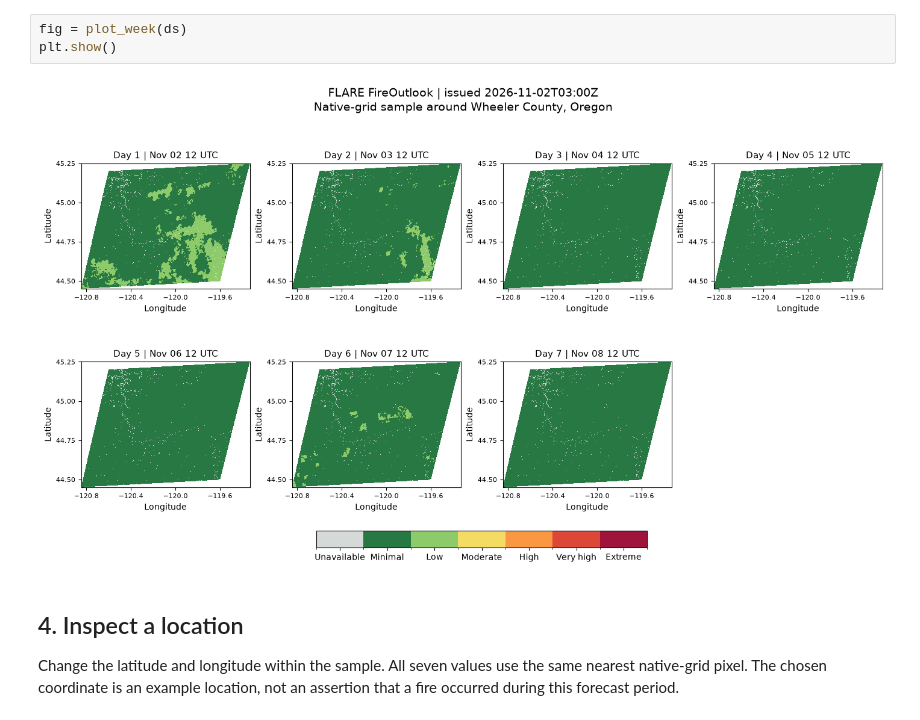
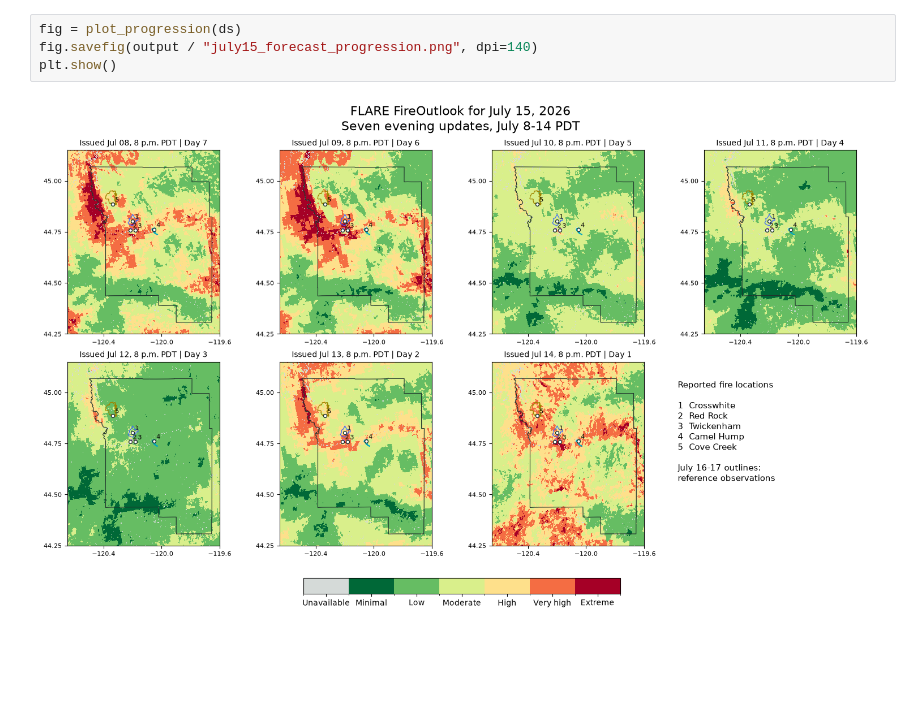
Before and after one commit to ManjuSmriti/flare-oregon-sample, a Jupyter notebook: outlook/notebooks/04_seven_day_outlook.ipynb, the cells around one changed output. Cells and saved outputs as stored; diff of their text form; blank space fills up the shorter version.

Commit message:
Correct notebook to July 15 target with July 8-14 PDT forecast updates

```diff
--- a/outlook/notebooks/04_seven_day_outlook.ipynb
+++ b/outlook/notebooks/04_seven_day_outlook.ipynb
@@ -86,11 +77,6 @@ not clipped to the county boundary. Gray marks unavailable pixels.
 # %%
-fig = plot_week(ds)
+fig = plot_progression(ds)
+fig.savefig(output / "july15_forecast_progression.png", dpi=140)
 plt.show()
 # %% [output]
-[figure, old version]
+[figure, new version]
-# %% [markdown]
-## 4. Inspect a location
-
-Change the latitude and longitude within the sample. All seven values use the
-same nearest native-grid pixel. The chosen coordinate is an example location,
-not an assertion that a fire occurred during this forecast period.
```
Also changed, not shown: parts of 24 cells of this notebook, 12 other files.
